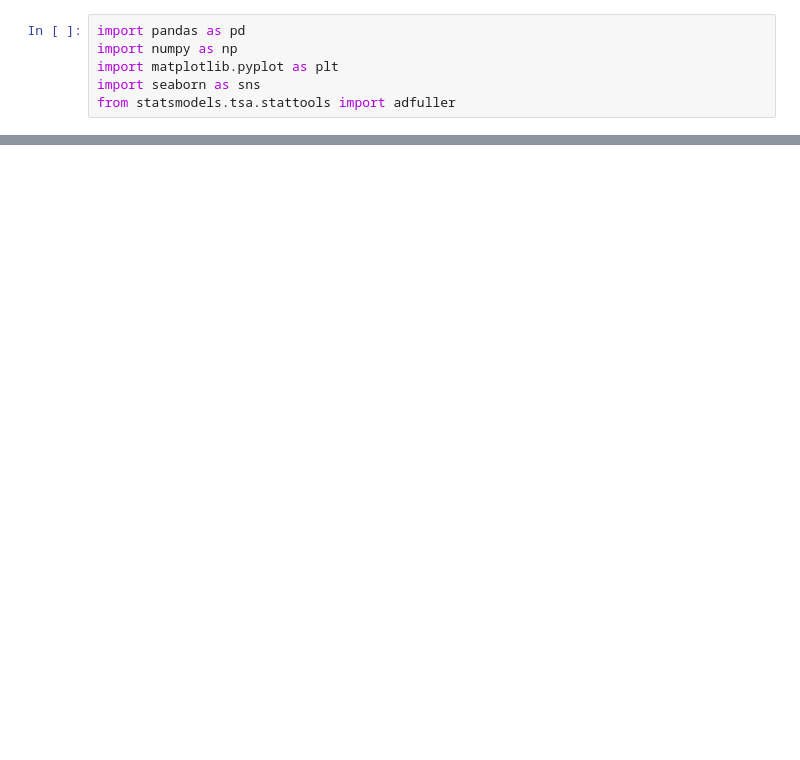
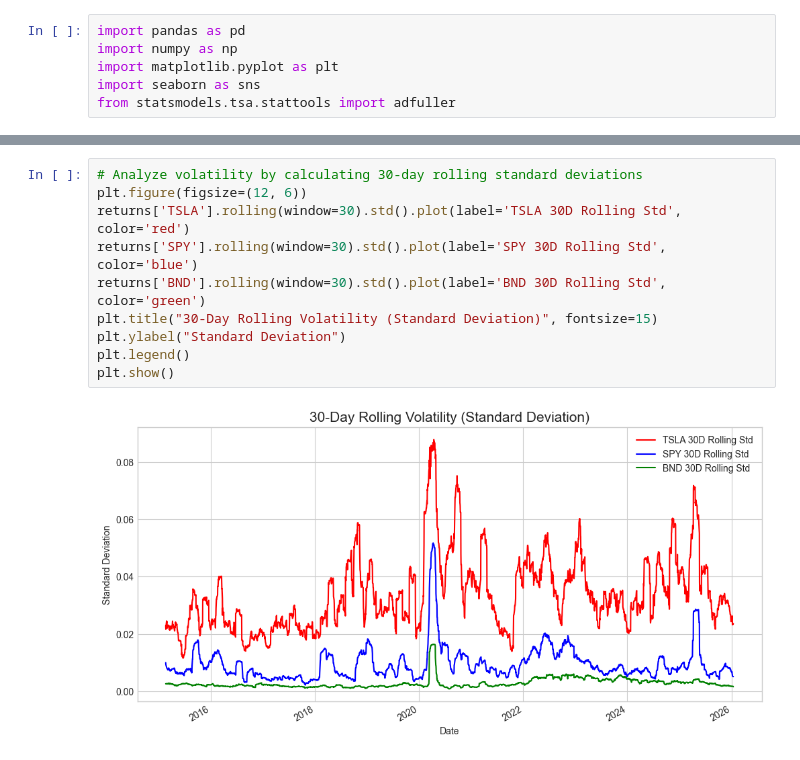
Before and after one commit to adem-mekonnen/portfolio-optimization, a Jupyter notebook: notebooks/1_eda_and_preprocessing.ipynb, the cells around one changed output, grey strips where cells are left out. Drawn from its saved outputs; the diff is of its cells as text; blank space fills up the shorter version.

```diff
--- a/notebooks/1_eda_and_preprocessing.ipynb
+++ b/notebooks/1_eda_and_preprocessing.ipynb
@@ -61,0 +117,12 @@ daily_returns.to_csv('../data/processed/daily_returns.csv')
+# %%
+# Analyze volatility by calculating 30-day rolling standard deviations
+plt.figure(figsize=(12, 6))
+returns['TSLA'].rolling(window=30).std().plot(label='TSLA 30D Rolling Std', color='red')
+returns['SPY'].rolling(window=30).std().plot(label='SPY 30D Rolling Std', color='blue')
+returns['BND'].rolling(window=30).std().plot(label='BND 30D Rolling Std', color='green')
+plt.title("30-Day Rolling Volatility (Standard Deviation)", fontsize=15)
+plt.ylabel("Standard Deviation")
+plt.legend()
+plt.show()
+# %% [output]
+[figure, added]
```
Also changed, not shown: parts of 11 cells of this notebook, 5 other files.
